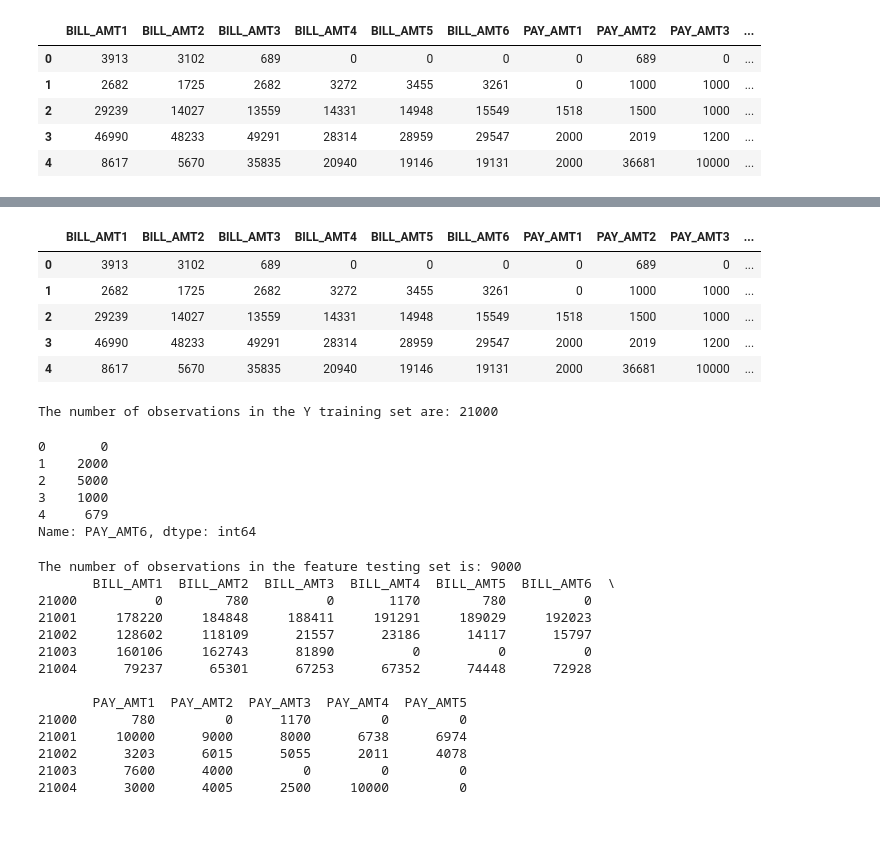
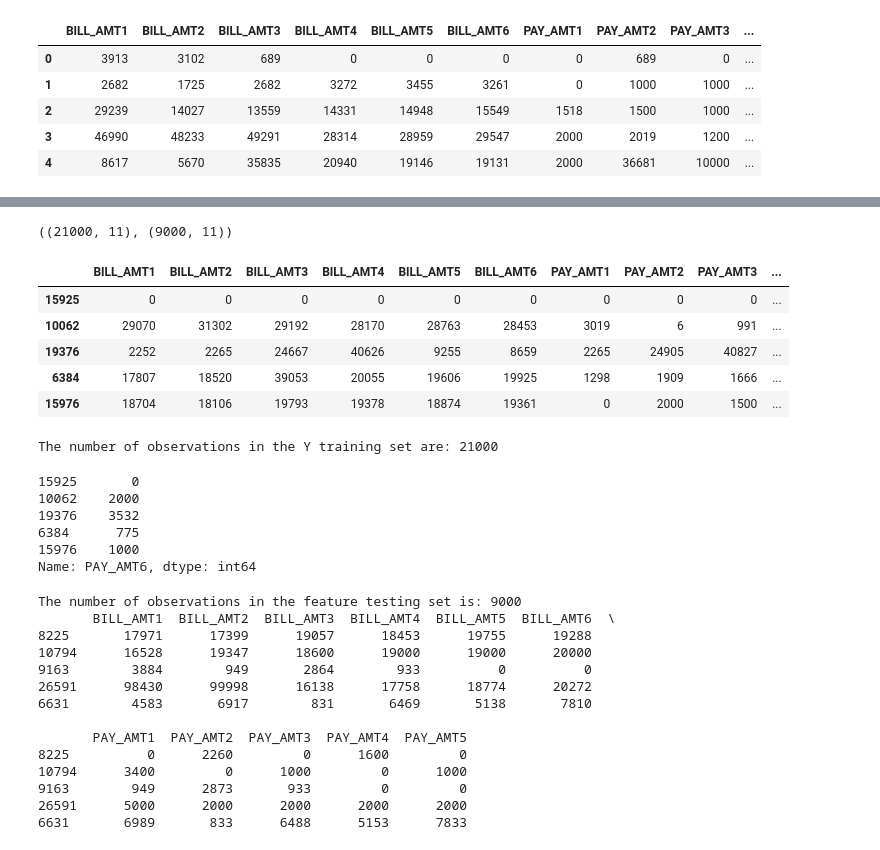
Before and after one commit to rjmclain1/DA1018UTA, a Jupyter notebook: C5T3_Regression.ipynb, the cells around one changed output, grey strips where cells are left out. Saved outputs shown, nothing was run; the diff lists cells and outputs as text; code cells hidden in the pictures.

```diff
--- a/C5T3_Regression.ipynb
+++ b/C5T3_Regression.ipynb
@@ -94,51 +94,57 @@ print(depVar)
 29998     1804
 29999     1000
 Name: PAY_AMT6, Length: 30000, dtype: int64
+# %%
+#X_train, X_test, y_train, y_test = train_test_split(X_train, y_train, test_size = 0.3, random_state = 0)
+xTrain, xTest, yTrain, yTest = train_test_split(features, depVar, test_size = 0.3, random_state = 0)
+xTrain.shape, xTest.shape
+# %% [output]
+((21000, 11), (9000, 11))
 # %%
 #Training Set (Feature Space: X Training)
-X_train = (features[: 21000])
-X_train.head()
+#X_train = (features[: 21000])
+xTrain.head()
 # %% [output]
 |  | BILL_AMT1 | BILL_AMT2 | BILL_AMT3 | BILL_AMT4 | BILL_AMT5 | BILL_AMT6 | PAY_AMT1 | PAY_AMT2 | PAY_AMT3 | ... |
-| 0 | 3913 | 3102 | 689 | 0 | 0 | 0 | 0 | 689 | 0 | ... |
-| 1 | 2682 | 1725 | 2682 | 3272 | 3455 | 3261 | 0 | 1000 | 1000 | ... |
-| 2 | 29239 | 14027 | 13559 | 14331 | 14948 | 15549 | 1518 | 1500 | 1000 | ... |
-| 3 | 46990 | 48233 | 49291 | 28314 | 28959 | 29547 | 2000 | 2019 | 1200 | ... |
-| 4 | 8617 | 5670 | 35835 | 20940 | 19146 | 19131 | 2000 | 36681 | 10000 | ... |
+| 15925 | 0 | 0 | 0 | 0 | 0 | 0 | 0 | 0 | 0 | ... |
+| 10062 | 29070 | 31302 | 29192 | 28170 | 28763 | 28453 | 3019 | 6 | 991 | ... |
+| 19376 | 2252 | 2265 | 24667 | 40626 | 9255 | 8659 | 2265 | 24905 | 40827 | ... |
+| 6384 | 17807 | 18520 | 39053 | 20055 | 19606 | 19925 | 1298 | 1909 | 1666 | ... |
+| 15976 | 18704 | 18106 | 19793 | 19378 | 18874 | 19361 | 0 | 2000 | 1500 | ... |
 # %%
 #Dependent Variable Training Set (y Training)
-y_train = depVar[: 21000]
-y_train_count = len(y_train.index)
-print('The number of observations in the Y training set are:',str(y_train_count))
-y_train.head()
+#y_train = depVar[: 21000]
+yTrain_count = len(yTrain.index)
+print('The number of observations in the Y training set are:',str(yTrain_count))
+yTrain.head()
 # %% [output]
 The number of observations in the Y training set are: 21000
-0       0
-1    2000
-2    5000
-3    1000
-4     679
+15925       0
+10062    2000
+19376    3532
+6384      775
+15976    1000
 Name: PAY_AMT6, dtype: int64
 # %%
 #Testing Set (X Testing)
-X_test = features[-9000:]
-X_test_count = len(X_test.index)
-print('The number of observations in the feature testing set is:',str(X_test_count))
-print(X_test.head())
+#X_test = features[-9000:]
+xTest_count = len(xTest.index)
+print('The number of observations in the feature testing set is:',str(xTest_count))
+print(xTest.head())
 # %% [output]
 The number of observations in the feature testing set is: 9000
        BILL_AMT1  BILL_AMT2  BILL_AMT3  BILL_AMT4  BILL_AMT5  BILL_AMT6  \
-21000          0        780          0       1170        780          0
-21001     178220     184848     188411     191291     189029     192023
-21002     128602     118109      21557      23186      14117      15797
-21003     160106     162743      81890          0          0          0
-21004      79237      65301      67253      67352      74448      72928
+8225       17971      17399      19057      18453      19755      19288
+10794      16528      19347      18600      19000      19000      20000
+9163        3884        949       2864        933          0          0
+26591      98430      99998      16138      17758      18774      20272
+6631        4583       6917        831       6469       5138       7810
 
        PAY_AMT1  PAY_AMT2  PAY_AMT3  PAY_AMT4  PAY_AMT5
-21000       780         0      1170         0         0
-21001     10000      9000      8000      6738      6974
-21002      3203      6015      5055      2011      4078
-21003      7600      4000         0         0         0
-21004      3000      4005      2500     10000         0
+8225          0      2260         0      1600         0
+10794      3400         0      1000         0      1000
+9163        949      2873       933         0         0
+26591      5000      2000      2000      2000      2000
+6631       6989       833      6488      5153      7833
 # %%
 #Ground Truth (y_test)
```
Also changed, not shown: parts of 13 cells of this notebook, 1 other file.
